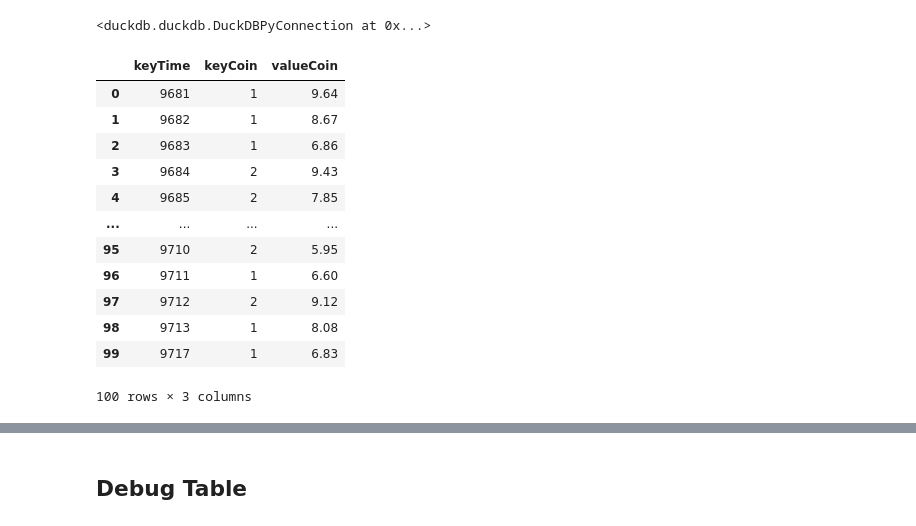
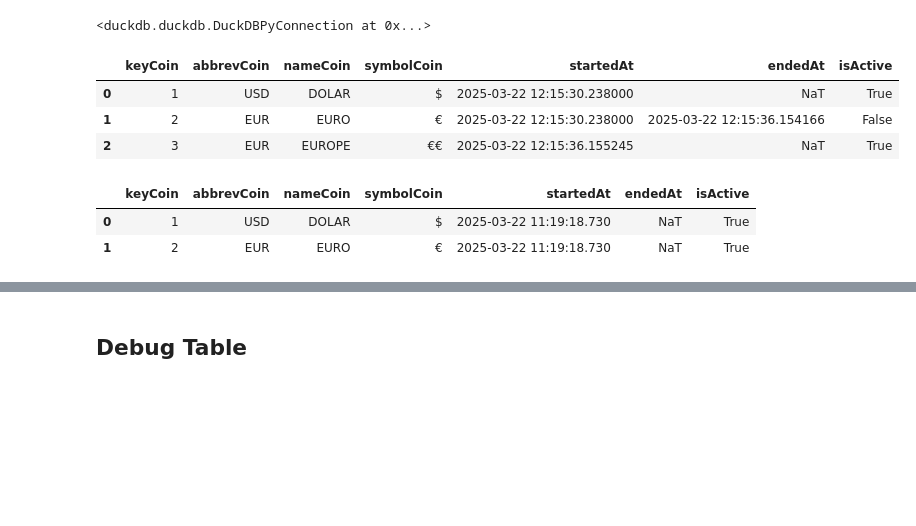
Before and after one commit to fmrozaqi/dwib-mmi-24, a Jupyter notebook: Script ETL.ipynb, the cells around one changed output, grey strips where cells are left out. Cells and saved outputs as stored; diff of their text form; code cells hidden in the pictures; blank space fills up the shorter version.

```diff
--- a/Script ETL.ipynb
+++ b/Script ETL.ipynb
@@ -669,18 +743,15 @@ con.execute("TRUNCATE dimCoin")
 # %% [output]
 <duckdb.duckdb.DuckDBPyConnection at 0x...>
 # %%
-con.execute("SELECT * FROM stagingfactCoins").df()
+con.execute("SELECT * FROM dimCoin").df()
 # %% [output]
-|  | keyTime | keyCoin | valueCoin |
-| 0 | 9681 | 1 | 9.64 |
-| 1 | 9682 | 1 | 8.67 |
-| 2 | 9683 | 1 | 6.86 |
-| 3 | 9684 | 2 | 9.43 |
-| 4 | 9685 | 2 | 7.85 |
-| ... | ... | ... | ... |
-| 95 | 9710 | 2 | 5.95 |
-| 96 | 9711 | 1 | 6.60 |
-| 97 | 9712 | 2 | 9.12 |
-| 98 | 9713 | 1 | 8.08 |
-| 99 | 9717 | 1 | 6.83 |
+|  | keyCoin | abbrevCoin | nameCoin | symbolCoin | startedAt | endedAt | isActive |
+| 0 | 1 | USD | DOLAR | $ | 2025-03-22 12:15:30.238000 | NaT | True |
+| 1 | 2 | EUR | EURO | € | 2025-03-22 12:15:30.238000 | 2025-03-22 12:15:36.154166 | False |
+| 2 | 3 | EUR | EUROPE | €€ | 2025-03-22 12:15:36.155245 | NaT | True |
-100 rows × 3 columns
+# %%
+con.execute("SELECT * FROM dimCoin").df()
+# %% [output]
+|  | keyCoin | abbrevCoin | nameCoin | symbolCoin | startedAt | endedAt | isActive |
+| 0 | 1 | USD | DOLAR | $ | 2025-03-22 11:19:18.730 | NaT | True |
+| 1 | 2 | EUR | EURO | € | 2025-03-22 11:19:18.730 | NaT | True |
```
Also changed, not shown: parts of 9 cells of this notebook, 2 other files.
